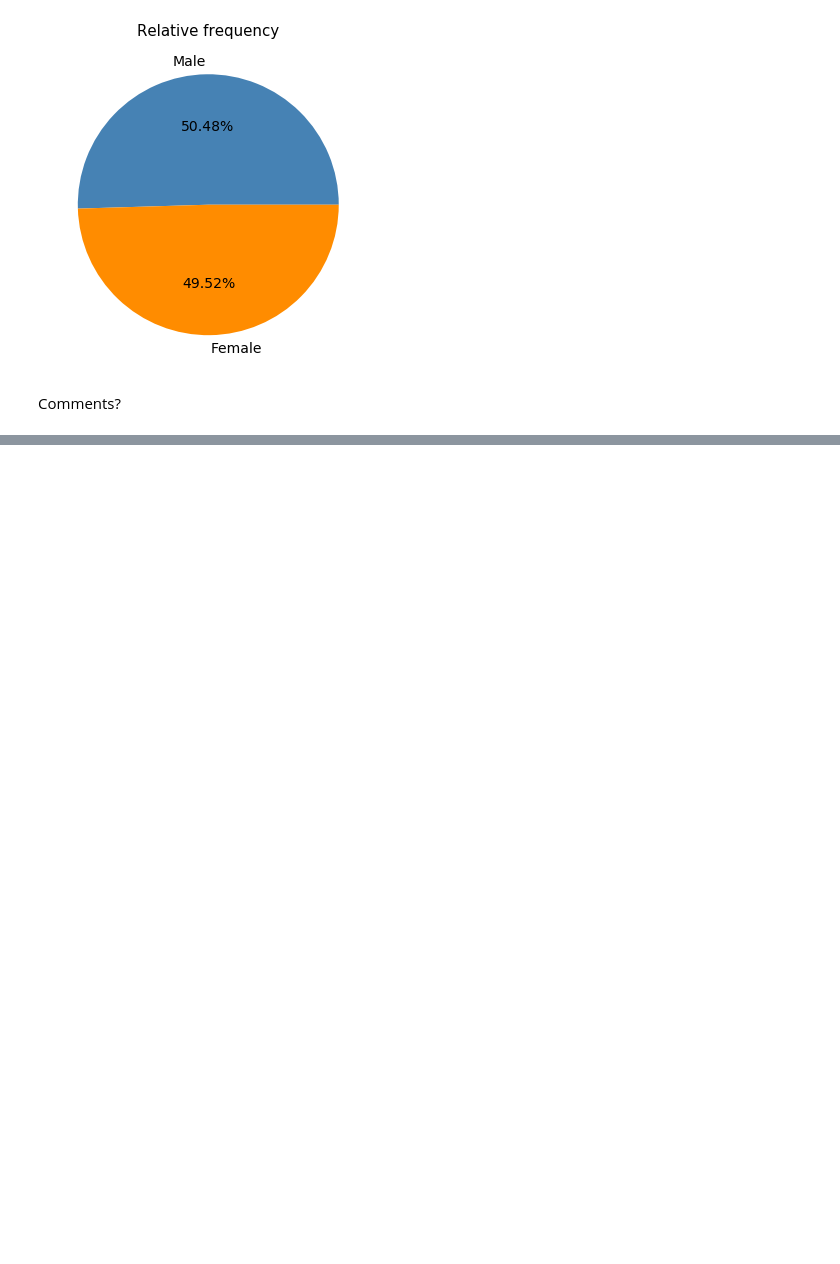
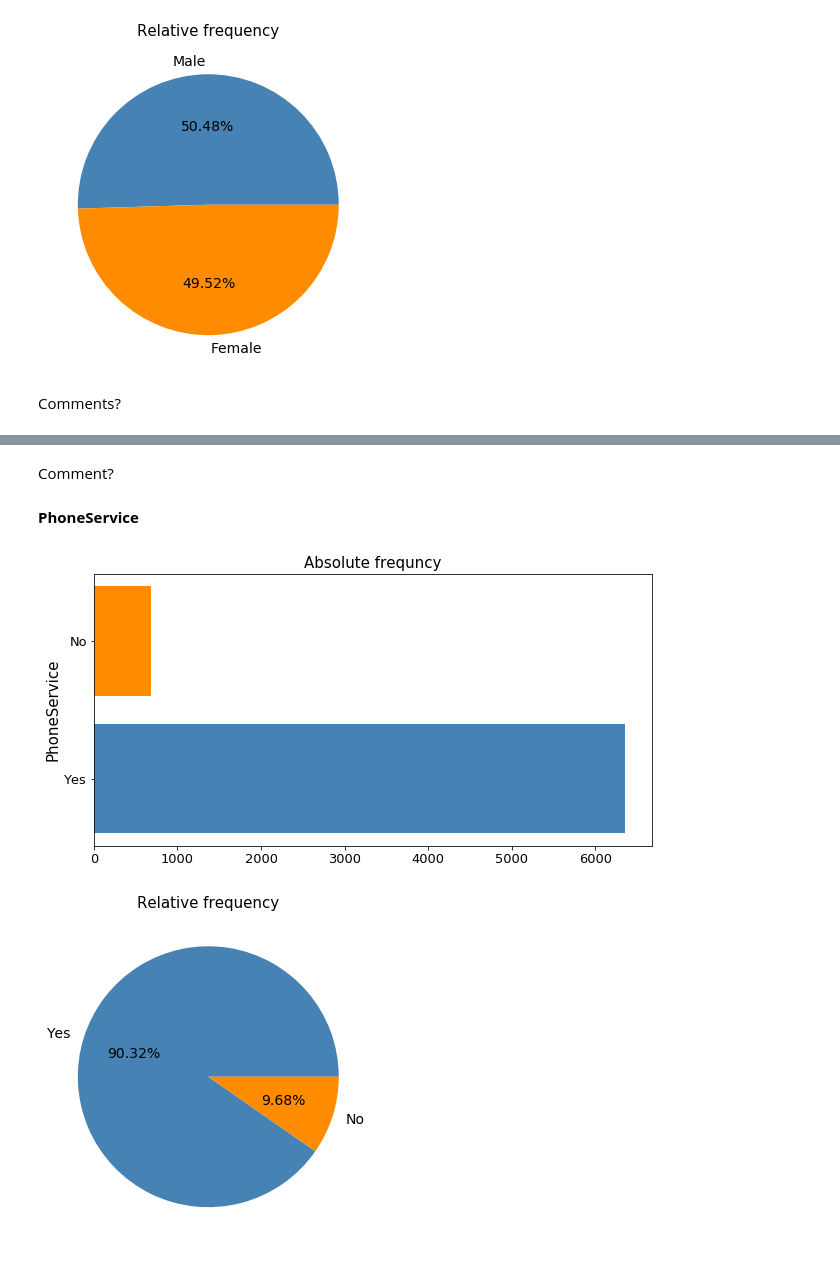
Before and after one commit to lucienwalewski/cse204project, a Jupyter notebook: src/main.ipynb, the cells around one changed output, grey strips where cells are left out. Drawn from its saved outputs; the diff is of its cells as text; code cells hidden in the pictures; blank space fills up the shorter version.

```diff
--- a/src/main.ipynb
+++ b/src/main.ipynb
@@ -316,0 +342,9 @@ Comments?
+# %% [markdown]
+Comment?
+# %% [markdown]
+**PhoneService**
+# %%
+plotFrequency("PhoneService")
+# %% [output]
+[figure, added]
+[figure, added]
```
Also changed, not shown: parts of 49 cells of this notebook.
